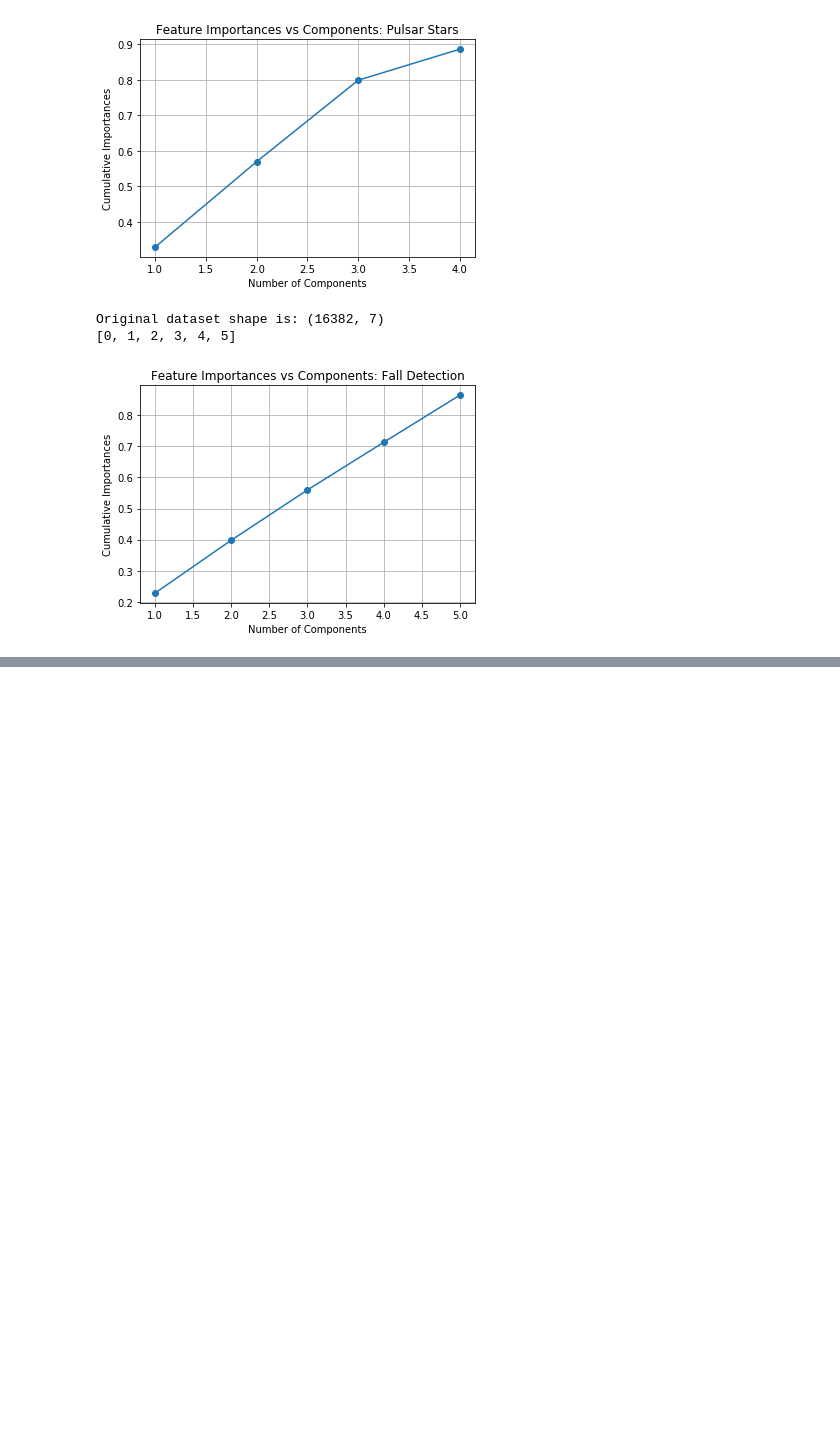
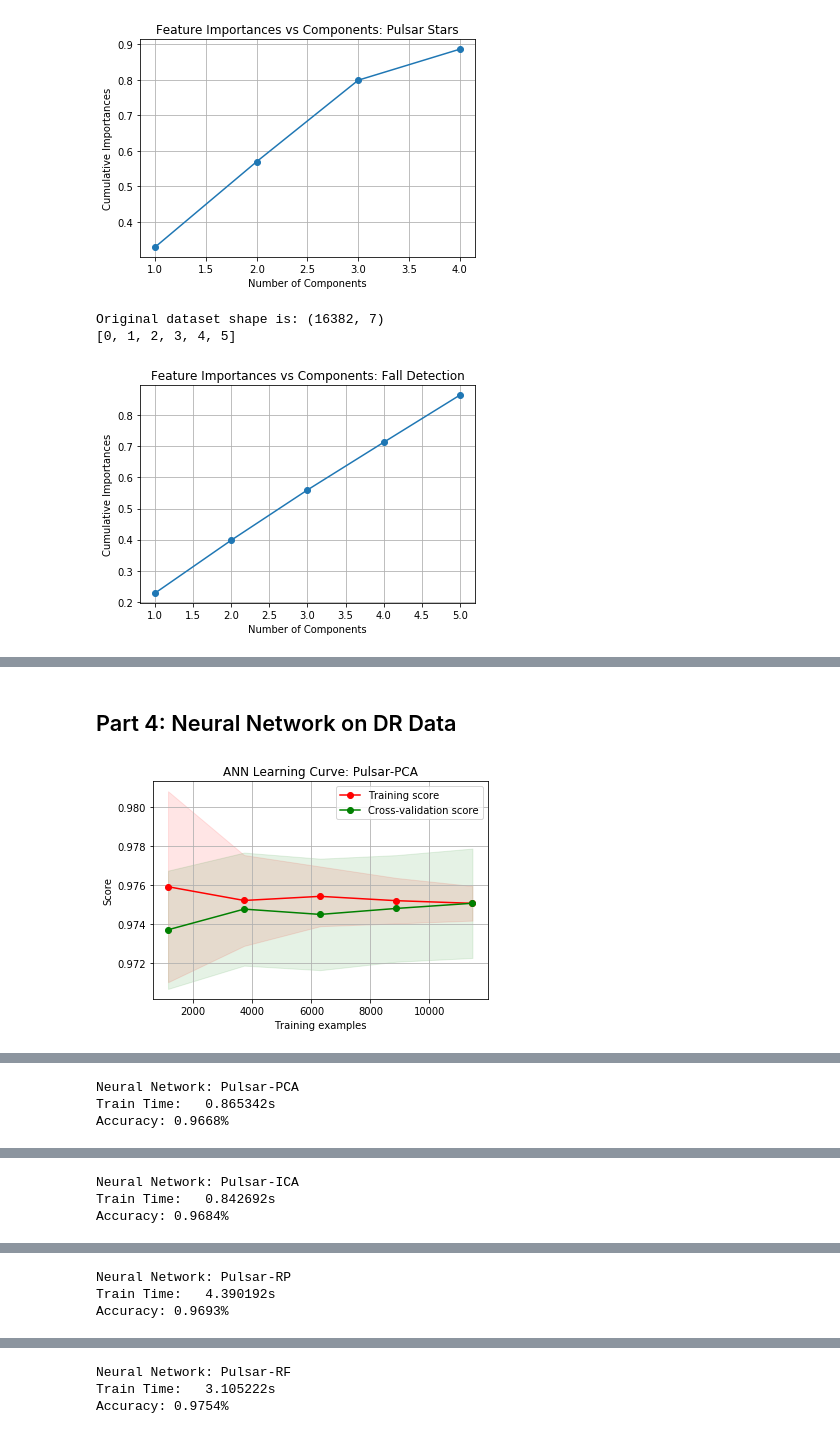
Before and after one commit to netcsc/unsupervised-learning-ML, a Jupyter notebook: main.ipynb, the cells around one changed output, grey strips where cells are left out. Drawn from its saved outputs; the diff is of its cells as text; code cells hidden in the pictures; blank space fills up the shorter version.

Commit message:
update part 4 and part 5

```diff
--- a/main.ipynb
+++ b/main.ipynb
@@ -2,7 +2,7 @@
 import numpy as np
 import pandas as pd
 from sklearn.model_selection import train_test_split, learning_curve
-from sklearn.preprocessing import StandardScaler, normalize
+from sklearn.preprocessing import StandardScaler, normalize, OneHotEncoder
 from timeit import default_timer as timer
 from collections import Counter, defaultdict
 import matplotlib.pyplot as plt
@@ -93,8 +93,7 @@ def plot_learning_curve(estimator, title, X, y, ylim=None, cv=None,
         plt.ylim(*ylim)
     plt.xlabel("Training examples")
     plt.ylabel("Score")
-    train_sizes, train_scores, test_scores = learning_curve(
-        estimator, X, y, cv=cv, n_jobs=n_jobs, train_sizes=train_sizes)
+    train_sizes, train_scores, test_scores = learning_curve(estimator, X, y, cv=cv, n_jobs=n_jobs, train_sizes=train_sizes)
     train_scores_mean = np.mean(train_scores, axis=1)
     train_scores_std = np.std(train_scores, axis=1)
     test_scores_mean = np.mean(test_scores, axis=1)
@@ -106,13 +105,10 @@ def plot_learning_curve(estimator, title, X, y, ylim=None, cv=None,
                      color="r")
     plt.fill_between(train_sizes, test_scores_mean - test_scores_std,
                      test_scores_mean + test_scores_std, alpha=0.1, color="g")
-    plt.plot(train_sizes, train_scores_mean, 'o-', color="r",
-             label="Training score")
-    plt.plot(train_sizes, test_scores_mean, 'o-', color="g",
-             label="Cross-validation score")
-
+    plt.plot(train_sizes, train_scores_mean, 'o-', color="r",label="Training score")
+    plt.plot(train_sizes, test_scores_mean, 'o-', color="g",label="Cross-validation score")
     plt.legend(loc="best")
-    return plt
+    plt.show()
 
 def cluster_predictions(y, cluster_labels):
     assert (y.shape == cluster_labels.shape)
@@ -670,0 +872,2 @@ em_cluster(rf_fall,y_fall,'Fall Detection - RF')
+# %% [markdown]
+## Part 4: Neural Network on DR Data
@@ -670,0 +900,22 @@ em_cluster(rf_fall,y_fall,'Fall Detection - RF')
+# %%
+#pca_pulsar
+X_train, X_test, y_train, y_test = split_data(pca_pulsar, y_pulsar, 0.2)
+X_train, X_test = normalize_data(X_train, X_test)
+run_ANN(X_train, X_test, y_train, y_test, 'Pulsar-PCA')
+
+#ica_pulsar
+X_train, X_test, y_train, y_test = split_data(ica_pulsar, y_pulsar, 0.2)
+X_train, X_test = normalize_data(X_train, X_test)
+run_ANN(X_train, X_test, y_train, y_test, 'Pulsar-ICA')
+
+#rp_pulsar
+X_train, X_test, y_train, y_test = split_data(rp_pulsar, y_pulsar, 0.2)
+X_train, X_test = normalize_data(X_train, X_test)
+run_ANN(X_train, X_test, y_train, y_test, 'Pulsar-RP')
+
+#rf_pulsar
+X_train, X_test, y_train, y_test = split_data(rf_pulsar, y_pulsar, 0.2)
+X_train, X_test = normalize_data(X_train, X_test)
+run_ANN(X_train, X_test, y_train, y_test, 'Pulsar-RF')
+# %% [output]
+[figure, added]
@@ -670,0 +923,3 @@ em_cluster(rf_fall,y_fall,'Fall Detection - RF')
+Neural Network: Pulsar-PCA
+Train Time:   0.865342s
+Accuracy: 0.9668%
@@ -670,0 +928,3 @@ em_cluster(rf_fall,y_fall,'Fall Detection - RF')
+Neural Network: Pulsar-ICA
+Train Time:   0.842692s
+Accuracy: 0.9684%
@@ -670,0 +933,3 @@ em_cluster(rf_fall,y_fall,'Fall Detection - RF')
+Neural Network: Pulsar-RP
+Train Time:   4.390192s
+Accuracy: 0.9693%
@@ -670,0 +938,3 @@ em_cluster(rf_fall,y_fall,'Fall Detection - RF')
+Neural Network: Pulsar-RF
+Train Time:   3.105222s
+Accuracy: 0.9754%
```
Also changed, not shown: parts of 13 cells of this notebook.
